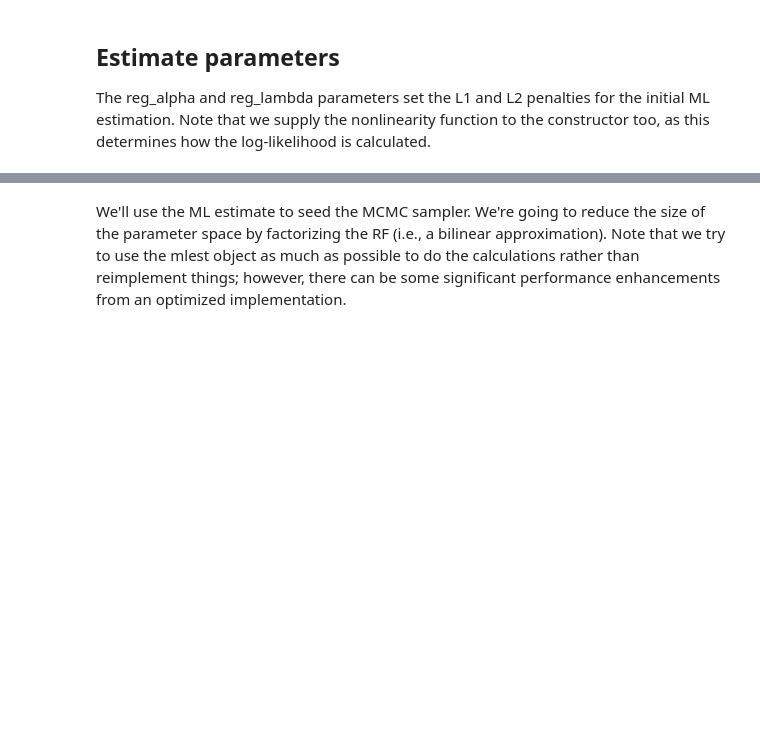
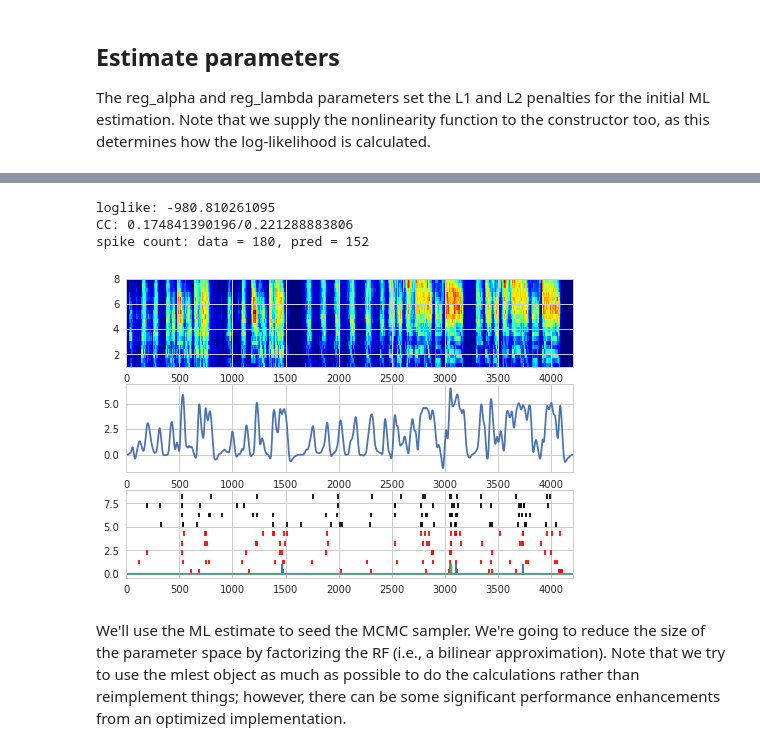
Before and after one commit to melizalab/dstrf, a Jupyter notebook: notebooks/glmat/glmat_2dbi_song_twin.ipynb, the cells around one changed output, grey strips where cells are left out. Drawn from its saved outputs; the diff is of its cells as text; code cells hidden in the pictures; blank space fills up the shorter version.

```diff
--- a/notebooks/glmat/glmat_2dbi_song_twin.ipynb
+++ b/notebooks/glmat/glmat_2dbi_song_twin.ipynb
@@ -176,9 +198,8 @@ import progressbar
 from dstrf import crossvalidate
 
 #reg_grid = np.logspace(-1, 5, 50)[::-1]
-#l1_ratios = [0.1, 0.5, 0.7, 0.9, 0.95]
+l1_ratios = [0.1, 0.5, 0.7, 0.9, 0.95]
 reg_grid = np.logspace(-1, 5, 20)[::-1]
-l1_ratios = [0.1, 0.5, 0.95]
 scores = []
 results = []
 
@@ -213,27 +242,32 @@ plt.title("MLE estimate")
 # %%
 mat.random_seed(1)
 t_stim = np.linspace(0, test_data["duration"], test_data["stim"].shape[1])
 plt.subplot(311).imshow(test_data["stim"], extent=(0, test_data["duration"], f_min, f_max))
 V = mltest.V(w0)
 plt.subplot(312).plot(t_stim, V)
 ax = plt.subplot(313)
 for j, spk in enumerate(test_data["spike_t"]):
     ax.vlines(spk * model_dt, j, j + 0.5, 'r')
 pred = np.zeros_like(test_data["spike_v"])
 for i in range(j):
     pred[:, i] = mltest.predict(w0, matparams[3:], V)
     spk_t = pred[:, i].nonzero()[0]
     ax.vlines(spk_t * model_dt, i + j + 1, i + j + 1.5)
 pred_psth = spikes.psth(pred, upsample, 1)
 test_psth = spikes.psth(test_data["spike_v"], upsample, 1)
 ax.plot(t_stim, test_psth, t_stim, pred_psth)
 for ax in plt.gcf().axes:
-    ax.set_xlim(3500, 4200)
+    ax.set_xlim(0, 4200)
 
 eo = performance.corrcoef(test_data["spike_v"][::2], test_data["spike_v"][1::2], upsample, 1)
 print("loglike: {}".format(-mltest.loglike(w0)))
 print("CC: {}/{}".format(np.corrcoef(test_psth, pred_psth)[0, 1], eo))
 print("spike count: data = {}, pred = {}".format(test_data["spike_v"].sum(), pred.sum()))
+# %% [output]
+loglike: -980.810261095
+CC: 0.174841390196/0.221288883806
+spike count: data = 180, pred = 152
+[figure, added]
 # %% [markdown]
 We'll use the ML estimate to seed the MCMC sampler. We're going to reduce the size of the parameter space by factorizing the RF (i.e., a bilinear approximation). Note that we try to use the mlest object as much as possible to do the calculations rather than reimplement things; however, there can be some significant performance enhancements from an optimized implementation.
 # %%
```
Also changed, not shown: parts of 15 cells of this notebook, 1 other file.
